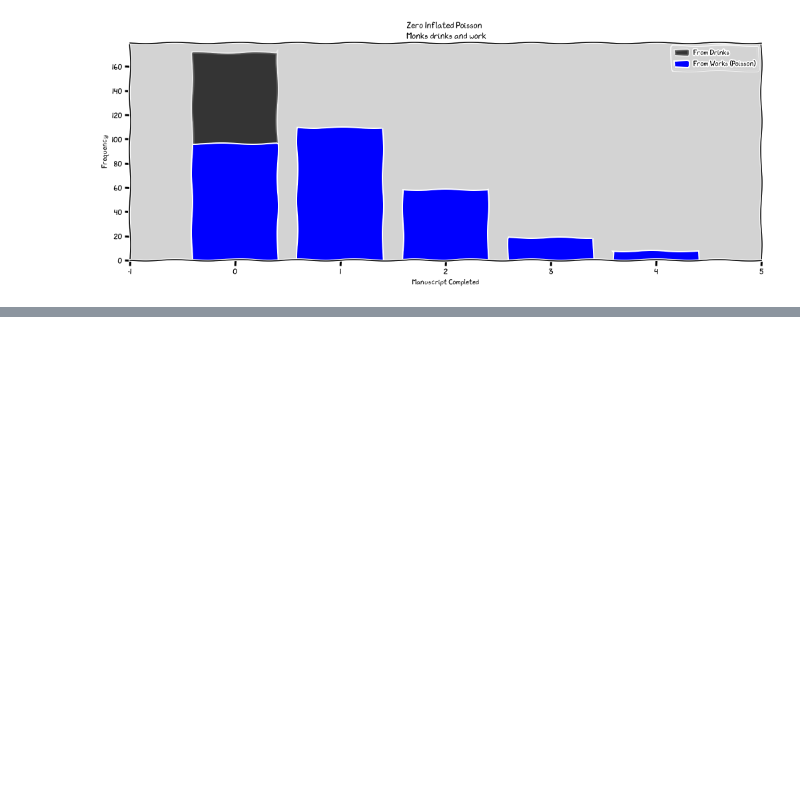
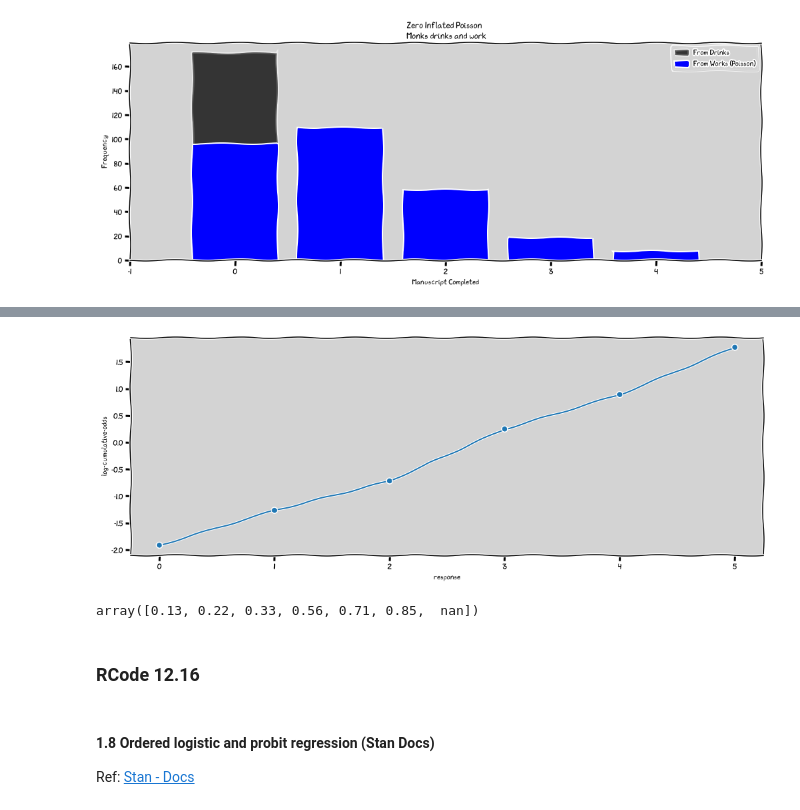
Before and after one commit to rodolphomacedo/statistical_rethinking_pt_BR, a Jupyter notebook: parte_12.ipynb, the cells around one changed output, grey strips where cells are left out. Saved outputs shown, nothing was run; the diff lists cells and outputs as text; code cells hidden in the pictures; blank space fills up the shorter version.

```diff
--- a/parte_12.ipynb
+++ b/parte_12.ipynb
@@ -879,0 +937,18 @@ Results:
+# %%
+plt.figure(figsize=(17, 6))
+plt.plot(lco[:-1], marker='o')
+plt.xlabel('response')
+plt.ylabel('log-cumulative-odds')
+plt.show()
+# %% [output]
+[figure, added]
+# %%
+np.round([ inv_logit(l) for l in lco ], 2)
+# %% [output]
+array([0.13, 0.22, 0.33, 0.56, 0.71, 0.85,  nan])
+# %% [markdown]
+### RCode 12.16
+# %% [markdown]
+#### 1.8 Ordered logistic and probit regression (Stan Docs)
+
+Ref: [Stan - Docs](https://mc-stan.org/docs/stan-users-guide/ordered-logistic.html#)
```
Also changed, not shown: parts of 40 cells of this notebook, 1 other file.
